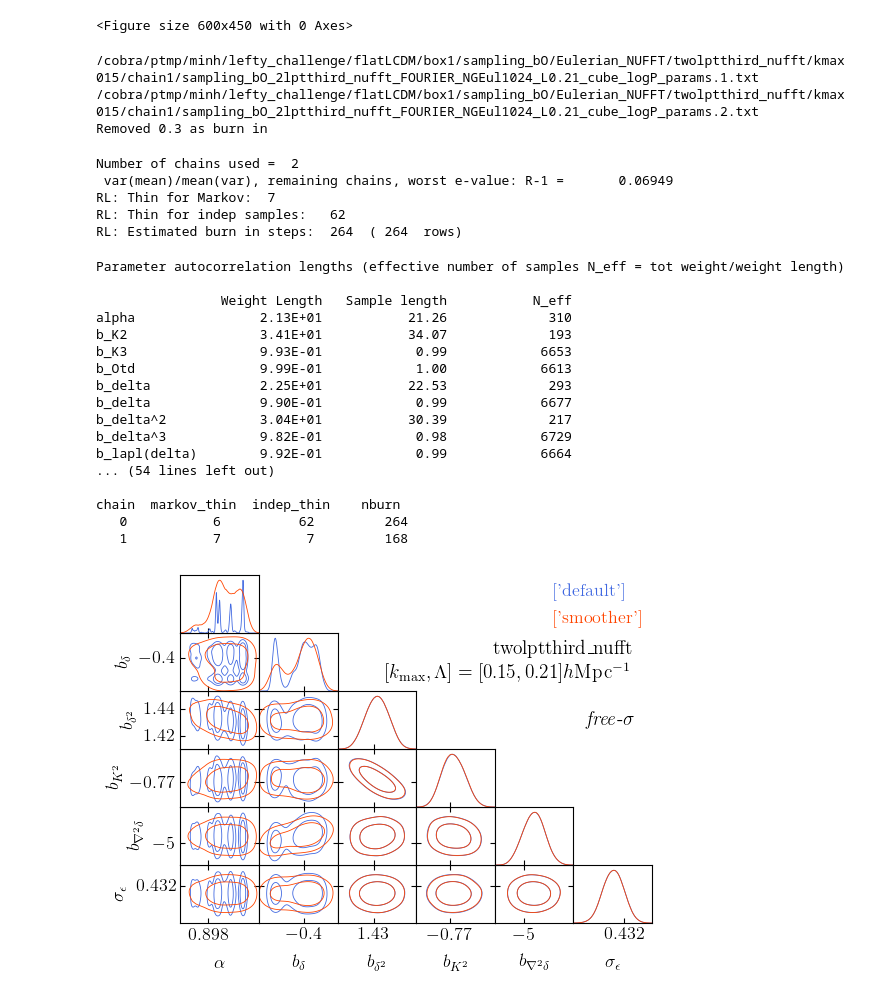
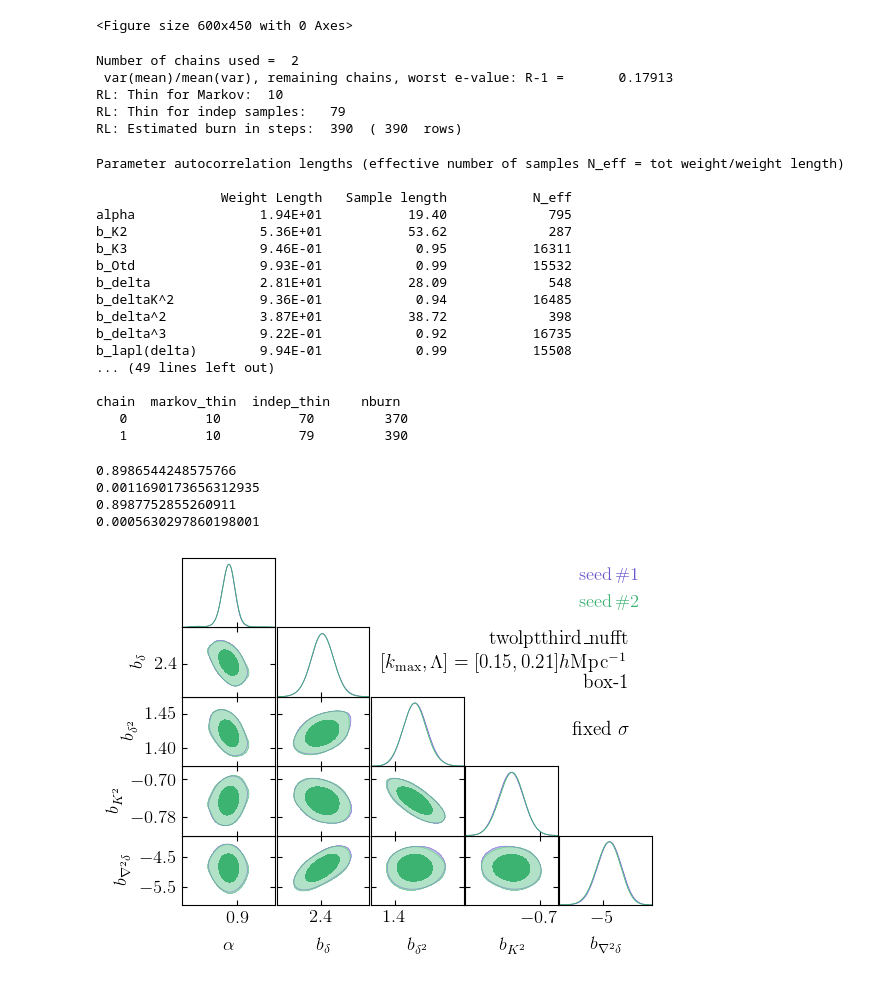
Before and after one commit to MinhMPA/Beyond2ptMock, a Jupyter notebook: notebooks/analyze_chain_params.ipynb, the cells around one changed output. Saved outputs shown, nothing was run; the diff lists cells and outputs as text; code cells hidden in the pictures.

```diff
--- a/notebooks/analyze_chain_params.ipynb
+++ b/notebooks/analyze_chain_params.ipynb
@@ -9,7 +9,8 @@ from matplotlib.ticker import (FixedLocator, MultipleLocator, FixedFormatter, Fo
 
 fig_path=r'/cobra/u/minh/Beyond2ptMock/results/figs/'
 analysis_settings_default = {'ignore_rows': '0.3', 'converge_test_limit': '0.95'}
-analysis_settings_alternative = {'ignore_rows': '0.3', 'converge_test_limit': '0.95', 'smooth_scale_1D': '0.5', 'smooth_scale_2D': '0.7'}
+analysis_settings_alternative = {'ignore_rows': '0.1', 'converge_test_limit': '0.95',\
+                                 'smooth_scale_1D': '0.7', 'smooth_scale_2D': '0.7'}
 analysis_settings=[analysis_settings_default,analysis_settings_alternative]
 g=plots.get_single_plotter(analysis_settings=analysis_settings_default)
 g.settings.figure_legend_frame = False
@@ -29,63 +30,69 @@ redpink='#f1006d'
 <Figure size 600x450 with 0 Axes>
 # %%
 chain_param_path='/cobra/ptmp/minh/lefty_challenge/flatLCDM/box1/sampling_bO/Eulerian_NUFFT/twolptthird_nufft/kmax015/'
-chain_prefix=['chain1/sampling_bO_2lptthird_nufft_FOURIER_NGEul1024_L0.21_cube_logP_params','chain1/sampling_bO_2lptthird_nufft_FOURIER_NGEul1024_L0.21_cube_logP_params']
+chain_prefix=['chain1_fixed_highsigma/sampling_bO_2lptthird_nufft_FOURIER_NGEul1024_L0.21_cube_logP_params','chain1/sampling_bO_2lptthird_nufft_FOURIER_NGEul1024_L0.21_cube_logP_params']
 
 fixedic_chains=[]
-#for chain in chain_prefix:
-    #fixedic_chains.append(loadMCSamples(chain_param_path+chain,settings=analysis_settings));
-fixedic_chains.append(loadMCSamples(chain_param_path+chain_prefix[0],settings=analysis_settings[0]));
-fixedic_chains.append(loadMCSamples(chain_param_path+chain_prefix[1],settings=analysis_settings[1]));
+for chain in chain_prefix:
+    fixedic_chains.append(loadMCSamples(chain_param_path+chain,settings=analysis_settings[1]));
+#fixedic_chains.append(loadMCSamples(chain_param_path+chain_prefix[0],settings=analysis_settings[0]));
+#fixedic_chains.append(loadMCSamples(chain_param_path+chain_prefix[1],settings=analysis_settings[1]));
-# %% [output]
-/cobra/ptmp/minh/lefty_challenge/flatLCDM/box1/sampling_bO/Eulerian_NUFFT/twolptthird_nufft/kmax015/chain1/sampling_bO_2lptthird_nufft_FOURIER_NGEul1024_L0.21_cube_logP_params.1.txt
-/cobra/ptmp/minh/lefty_challenge/flatLCDM/box1/sampling_bO/Eulerian_NUFFT/twolptthird_nufft/kmax015/chain1/sampling_bO_2lptthird_nufft_FOURIER_NGEul1024_L0.21_cube_logP_params.2.txt
-Removed 0.3 as burn in
 # %%
 convergence_test=fixedic_chains[0].getConvergeTests(feedback=True)
 # %% [output]
 Number of chains used =  2
- var(mean)/mean(var), remaining chains, worst e-value: R-1 =       0.06949
-RL: Thin for Markov:  7
-RL: Thin for indep samples:   62
-RL: Estimated burn in steps:  264  ( 264  rows)
+ var(mean)/mean(var), remaining chains, worst e-value: R-1 =       0.17913
+RL: Thin for Markov:  10
+RL: Thin for indep samples:   79
+RL: Estimated burn in steps:  390  ( 390  rows)
 # %%
 print(convergence_test)
 # %% [output]
 Parameter autocorrelation lengths (effective number of samples N_eff = tot weight/weight length)
 
                 Weight Length   Sample length           N_eff
-alpha                2.13E+01           21.26             310
-b_K2                 3.41E+01           34.07             193
-b_K3                 9.93E-01            0.99            6653
-b_Otd                9.99E-01            1.00            6613
-b_delta              2.25E+01           22.53             293
-b_delta              9.90E-01            0.99            6677
-b_delta^2            3.04E+01           30.39             217
-b_delta^3            9.82E-01            0.98            6729
-b_lapl(delta)        9.92E-01            0.99            6664
-... (54 lines left out)
+alpha                1.94E+01           19.40             795
+b_K2                 5.36E+01           53.62             287
+b_K3                 9.46E-01            0.95           16311
+b_Otd                9.93E-01            0.99           15532
+b_delta              2.81E+01           28.09             548
+b_deltaK^2           9.36E-01            0.94           16485
+b_delta^2            3.87E+01           38.72             398
+b_delta^3            9.22E-01            0.92           16735
+b_lapl(delta)        9.94E-01            0.99           15508
+... (49 lines left out)
 
 chain  markov_thin  indep_thin    nburn
-   0           6          62         264
-   1           7           7         168
+   0          10          70         370
+   1          10          79         390
+# %%
+print(fixedic_chains[0]['alpha'].mean())
+print(fixedic_chains[0]['alpha'].std())
+print(fixedic_chains[1]['alpha'].mean())
+print(fixedic_chains[1]['alpha'].std())
+# %% [output]
+0.8986544248575766
+0.0011690173656312935
+0.8987752855260911
+0.0005630297860198001
 # %%
-param_list = ['alpha','b_delta','b_delta^2','b_K2','b_lapl(delta)','sigma']
+param_list = ['alpha','b_delta','b_delta^2','b_K2','b_lapl(delta)']
 #param_list = ['alpha','b_delta','b_delta2','b_K2','b_lapl_delta','sigma']
 #labels=['$\hat{s}=\hat{s}_{\mathrm{true}}$','Free $\hat{s}$']
 #g.triangle_plot([fixedic_chains,freeic_trueicinit_chains],contour_colors=['royalblue','orangered'],params=param_list,colorbar=False,legend_ncol=1,legend_loc='upper right',legend_labels=labels,filled=True,shaded=False,alpha=0.25)
-#labels=['seed\,\#1','seed\,\#2']
-labels=[['default'],[r'smoother']]
-contour_colors=[['orangered'],['royalblue']]
-g.triangle_plot(fixedic_chains,contour_colors=['royalblue','orangered'],params=param_list,colorbar=False,legend_ncol=1,legend_loc='upper right',legend_labels=labels,filled=False,shaded=False,alpha=[1.0,1.0])
+#labels=['fixed $\sigma$','free $\sigma$']
+labels=['seed\,\#1','seed\,\#2']
+#labels=[['default'],[r'smoother']]
+g.triangle_plot(fixedic_chains,contour_colors=['slateblue','mediumseagreen'],params=param_list,colorbar=False,legend_ncol=1,legend_loc='upper right',legend_labels=labels,filled=True,shaded=False,alpha=[1.0,1.0])
 #g.triangle_plot(fixedic_chains[0],contour_colors=contour_colors[0],params=param_list,colorbar=False,legend_ncol=1,legend_loc='upper right',legend_labels=labels[0],filled=True,shaded=False,alpha=1.)
-g.add_text(r'twolptthird\_nufft'+'\n'+'$[k_{\mathrm{max}},\Lambda]=[0.15,0.21]h$Mpc$^{-1}$',0.75, 4.5, color='k',fontsize=14)
-g.add_text(r'\textit{free}-$\sigma$',0.75, 3.5, color='k',fontsize=14)
+g.add_text(r'twolptthird\_nufft'+'\n'+'$[k_{\mathrm{max}},\Lambda]=[0.15,0.21]h$Mpc$^{-1}$'+'\n'+'box-1',0.75, 3.5, color='k',fontsize=14)
+g.add_text(r'fixed $\sigma$',0.75, 2., color='k',fontsize=14)
 g.fig.set_facecolor('white')
 #for ax in g.subplots[:,0]:
         #ax.set_yticks([])
 #for ax in g.subplots[-1,:]:
         #ax.set_xticks([])
-fig_name='baseline_fiducial_chain.pdf'
-#g.fig.savefig(fig_path+fig_name)
+fig_name='fixedICs_box1_twolptthird_nufft_lambda021_kmax015_chain1-2_fixed_vs_free_sigma.pdf'
+g.fig.savefig(fig_path+fig_name)
 # %% [output]
-[figure, old version]
+[figure, new version]
```
Also changed, not shown: parts of 4 cells of this notebook, 2 other files.
